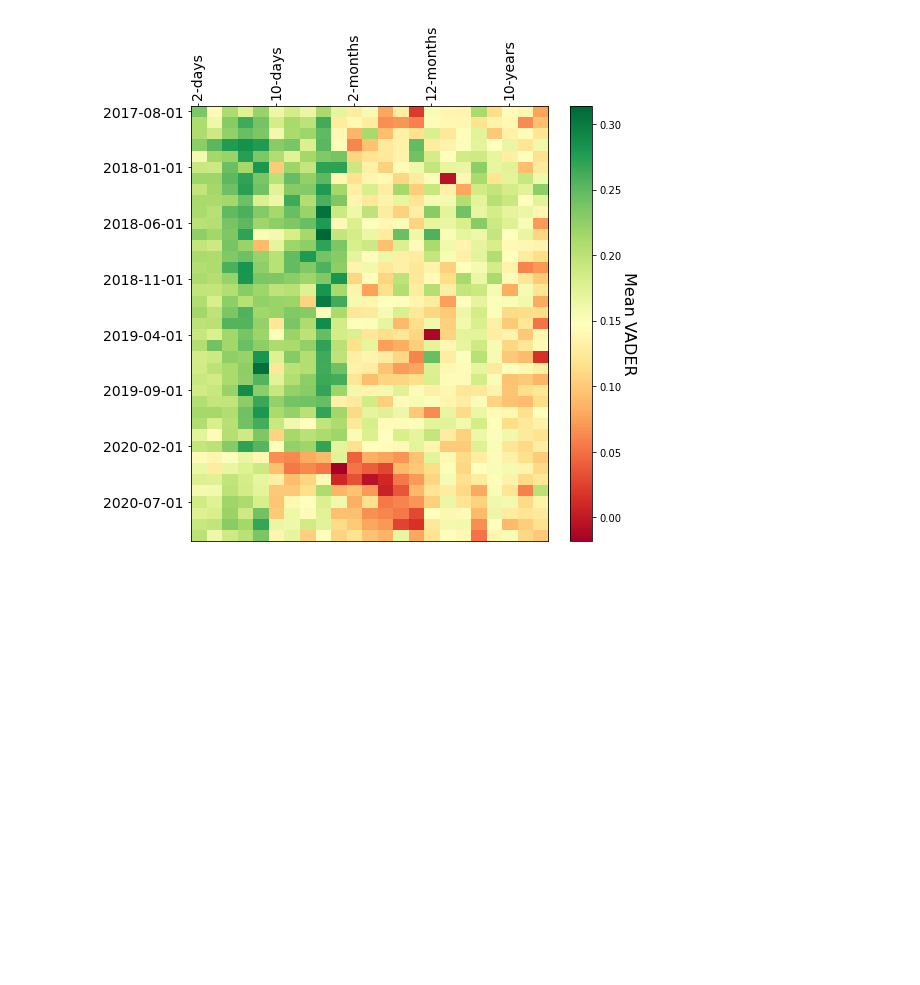
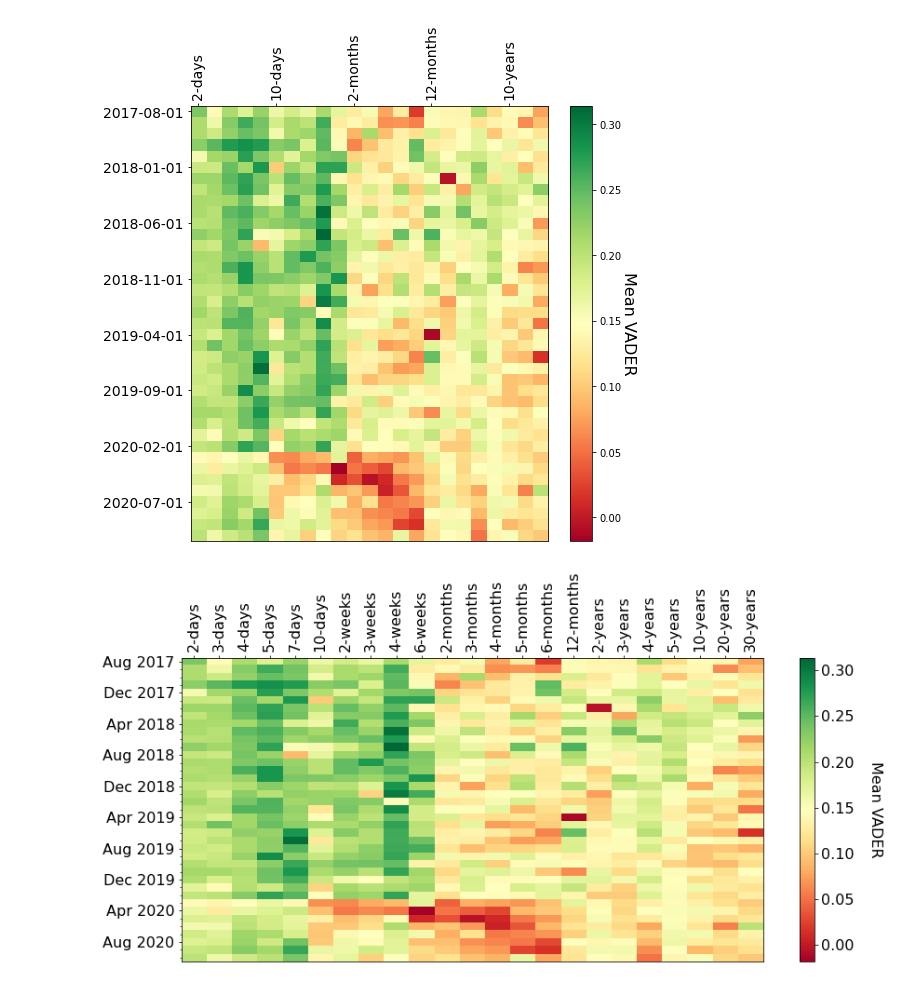
Before and after one commit to CalvinIsch/agents, a Jupyter notebook: SI.ipynb, the cells around one changed output. Saved outputs shown, nothing was run; the diff lists cells and outputs as text; code cells hidden in the pictures; blank space fills up the shorter version.

```diff
--- a/SI.ipynb
+++ b/SI.ipynb
@@ -413,6 +414,28 @@ def heatmap2d(arr: np.ndarray):
 heatmap2d(df_heat_map.loc[:,df_heat_map.columns != 'date'])
 # %% [output]
 [figure]
+# %%
+
+
+data = df_heat_map
+data = data.set_index('date')
+date_range = pd.date_range("2017-08-01", "2020-11-01", freq="MS").strftime("%b %Y").to_list()
+fig = plt.figure(figsize=(14, 6))
+ax = fig.add_subplot(111)
+im = ax.imshow(data, cmap='RdYlGn',interpolation='nearest', aspect='auto')
+c = fig.colorbar(im)
+c.ax.tick_params(labelsize=16)
+c.ax.set_ylabel('Mean VADER', rotation=270, fontsize=16, labelpad=30)
+ax.xaxis.set_major_locator(mticker.FixedLocator(range(0, len(all_phrases))))
+ax.set_xticklabels(all_phrases, fontsize=16, rotation=90)
+ax.xaxis.tick_top()
+ax.yaxis.set_major_locator(mticker.FixedLocator(range(0, len(date_range), 4)))
+ax.yaxis.set_minor_locator(mticker.MultipleLocator())
+ax.set_yticklabels(date_range[::4], fontsize=16)
+plt.savefig("SI-plots/heat_map.png",dpi=400)
+plt.show()
+# %% [output]
+[figure, added]
 # %%
 fig, axs = plt.subplots(1, 1,figsize=(6,4))
 fig.tight_layout(pad=2.5)
```
Also changed, not shown: parts of 4 cells of this notebook, 1 other file.
